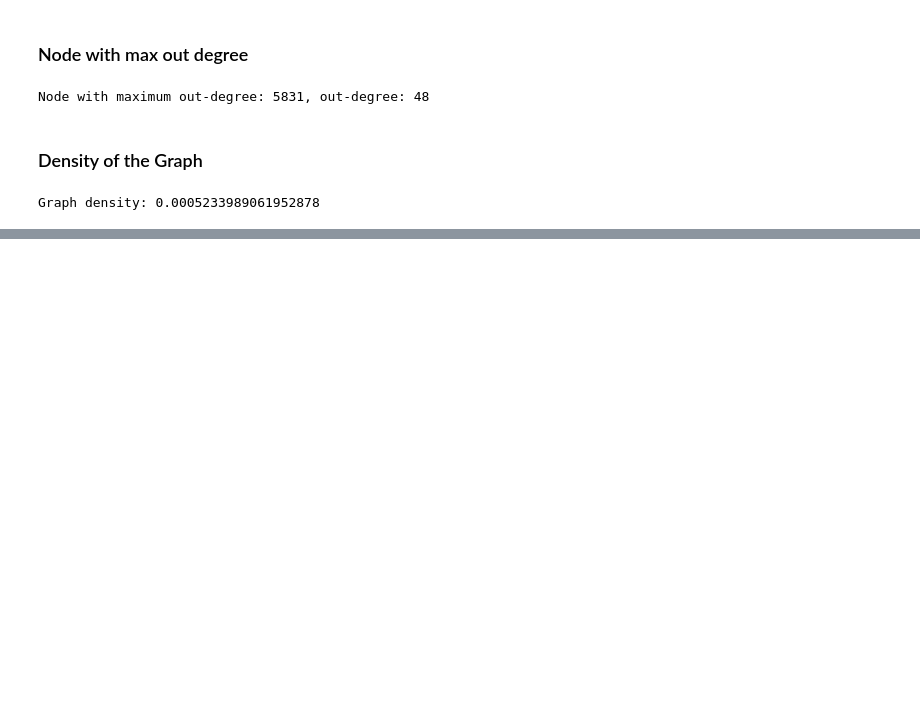
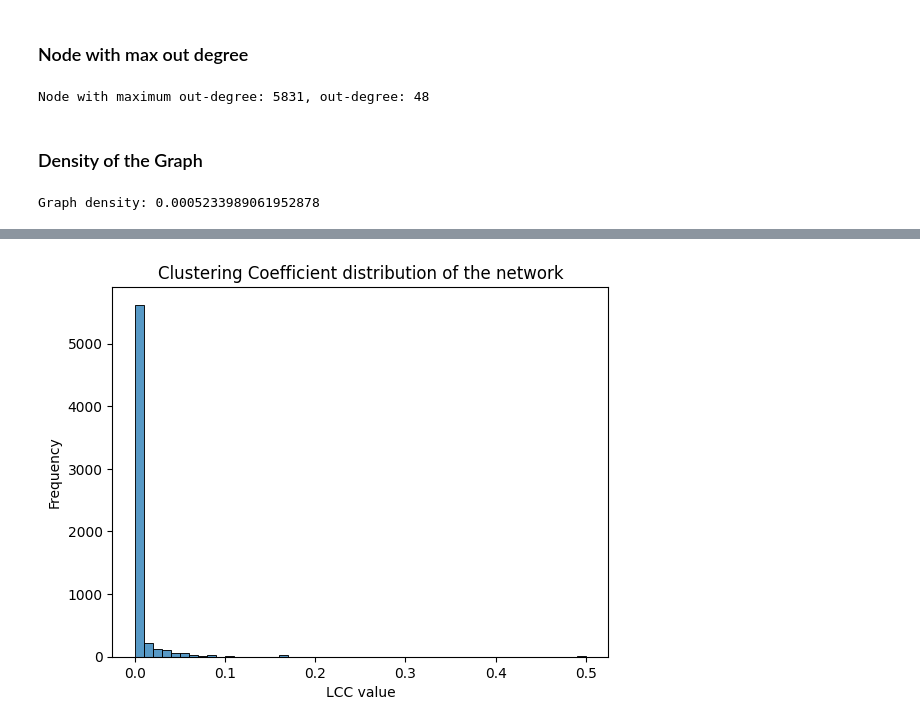
Before and after one commit to PritishWadhwa/CSE508_Winter2023_A3_16, a Jupyter notebook: Q1.ipynb, the cells around one changed output, grey strips where cells are left out. Drawn from its saved outputs; the diff is of its cells as text; code cells hidden in the pictures; blank space fills up the shorter version.

```diff
--- a/Q1.ipynb
+++ b/Q1.ipynb
@@ -134,0 +238,16 @@ Graph density: 0.0005233989061952878
+# %%
+# create an undirected adjacency list
+adjacencyListUndir = {}
+# Iterate over all the edges in the graph
+for i in tqdm(newGraph):
+    # represent the edge in adjacency list of i[0]
+    if i[0] in adjacencyListUndir:
+        adjacencyListUndir[i[0]].append(i[1])
+    else:
+        adjacencyListUndir[i[0]] = [i[1]]
+
+    # represent the edge in adjacency list of i[1]
+    if i[1] in adjacencyListUndir:
+        adjacencyListUndir[i[1]].append(i[0])
+    else:
+        adjacencyListUndir[i[1]] = [i[0]]
@@ -134,0 +285,21 @@ Graph density: 0.0005233989061952878
+# %%
+# computing frequency of each lcc value
+lccFreq = {}
+for node in tqdm(lcc):
+    lccVal = lcc[node]
+    if lccVal in lccFreq:
+        lccFreq[lccVal] += 1
+    else:
+        lccFreq[lccVal] = 1
+# %%
+# Plotting the lcc distribution: lcc vs frequency of lcc
+keys = list(lccFreq.keys())
+values = list(lccFreq.values())
+
+sns.histplot(x = keys, weights = values, binwidth = 0.01)
+plt.xlabel('LCC value')
+plt.ylabel('Frequency')
+plt.title('Clustering Coefficient distribution of the network')
+plt.show()
+# %% [output]
+[figure, added]
```
Also changed, not shown: parts of 15 cells of this notebook.
